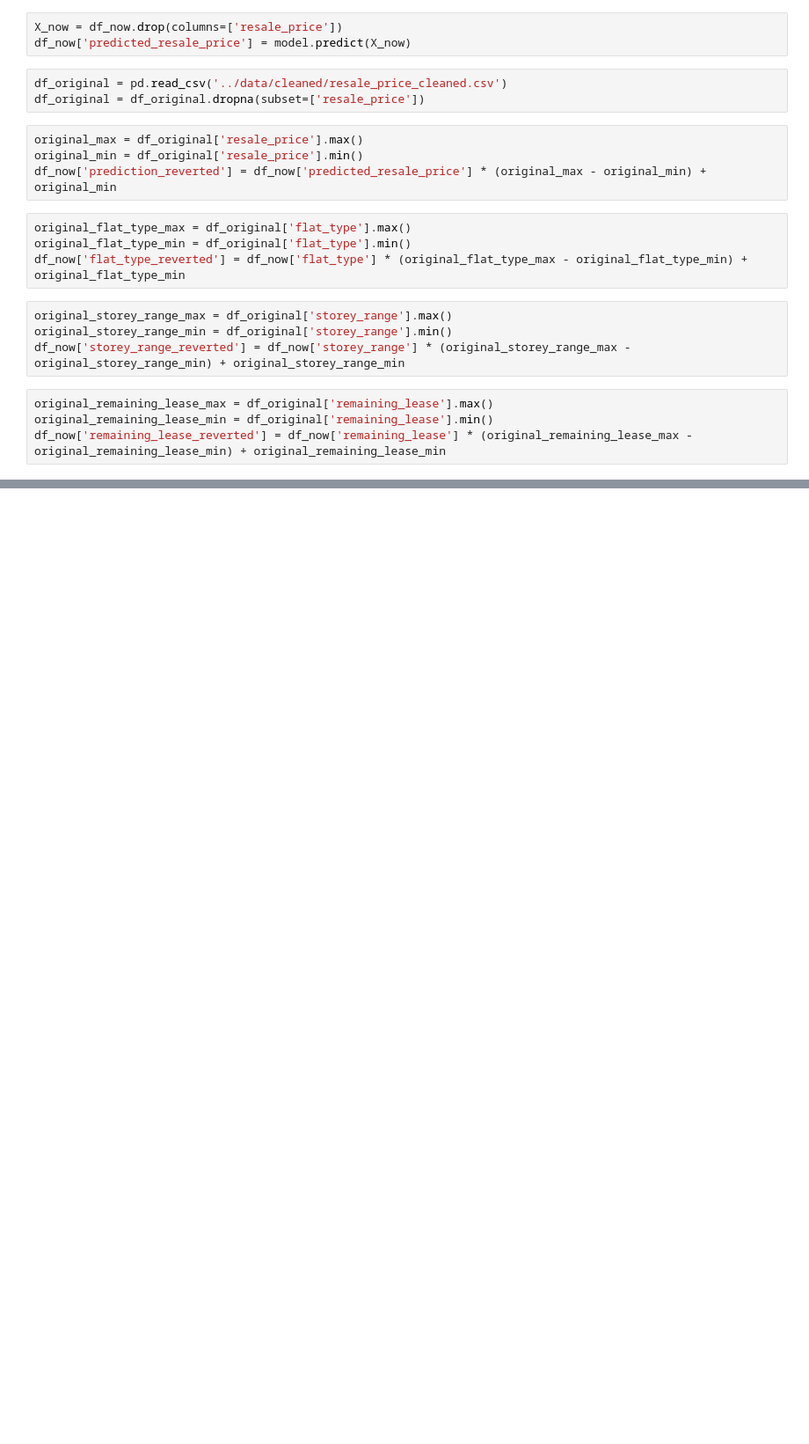
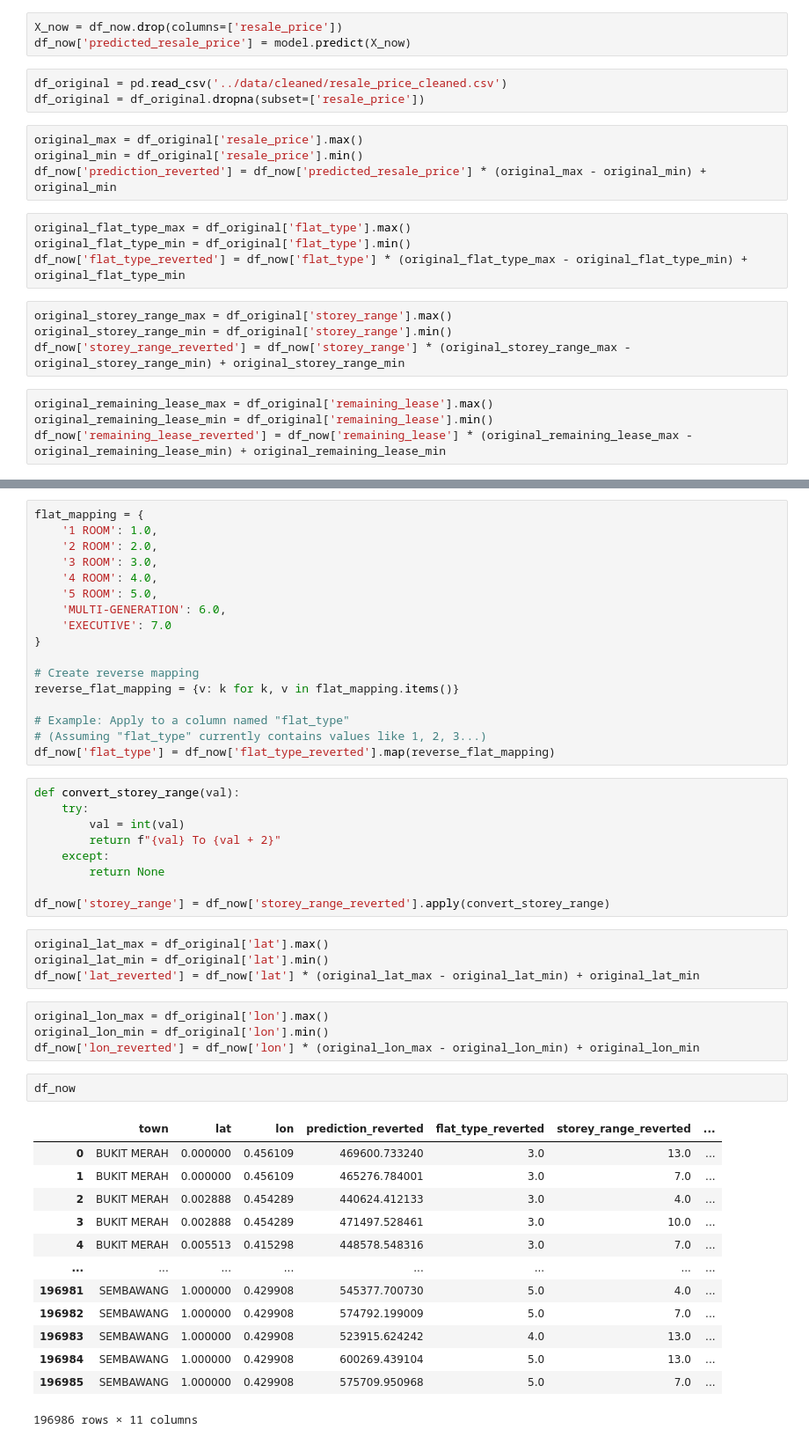
Before and after one commit to yuntsingg/DSE3101-HDB-Decode, a Jupyter notebook: code/ML_on_relevant_dataset.ipynb, the cells around one changed output, grey strips where cells are left out. Shown: that part at 88% size. Drawn from its saved outputs; the diff is of its cells as text; blank space fills up the shorter version.

```diff
--- a/code/ML_on_relevant_dataset.ipynb
+++ b/code/ML_on_relevant_dataset.ipynb
@@ -128,0 +133,50 @@ df_now
+# %%
+flat_mapping = {
+    '1 ROOM': 1.0,
+    '2 ROOM': 2.0,
+    '3 ROOM': 3.0,
+    '4 ROOM': 4.0,
+    '5 ROOM': 5.0,
+    'MULTI-GENERATION': 6.0,
+    'EXECUTIVE': 7.0
+}
+
+# Create reverse mapping
+reverse_flat_mapping = {v: k for k, v in flat_mapping.items()}
+
+# Example: Apply to a column named "flat_type"
+# (Assuming "flat_type" currently contains values like 1, 2, 3...)
+df_now['flat_type'] = df_now['flat_type_reverted'].map(reverse_flat_mapping)
+# %%
+def convert_storey_range(val):
+    try:
+        val = int(val)
+        return f"{val} To {val + 2}"
+    except:
+        return None
+
+df_now['storey_range'] = df_now['storey_range_reverted'].apply(convert_storey_range)
+# %%
+original_lat_max = df_original['lat'].max()
+original_lat_min = df_original['lat'].min()
+df_now['lat_reverted'] = df_now['lat'] * (original_lat_max - original_lat_min) + original_lat_min
+# %%
+original_lon_max = df_original['lon'].max()
+original_lon_min = df_original['lon'].min()
+df_now['lon_reverted'] = df_now['lon'] * (original_lon_max - original_lon_min) + original_lon_min
+# %%
+df_now
+# %% [output]
+|  | town | lat | lon | prediction_reverted | flat_type_reverted | storey_range_reverted | ... |
+| 0 | BUKIT MERAH | 0.000000 | 0.456109 | 469600.733240 | 3.0 | 13.0 | ... |
+| 1 | BUKIT MERAH | 0.000000 | 0.456109 | 465276.784001 | 3.0 | 7.0 | ... |
+| 2 | BUKIT MERAH | 0.002888 | 0.454289 | 440624.412133 | 3.0 | 4.0 | ... |
+| 3 | BUKIT MERAH | 0.002888 | 0.454289 | 471497.528461 | 3.0 | 10.0 | ... |
+| 4 | BUKIT MERAH | 0.005513 | 0.415298 | 448578.548316 | 3.0 | 7.0 | ... |
+| ... | ... | ... | ... | ... | ... | ... | ... |
+| 196981 | SEMBAWANG | 1.000000 | 0.429908 | 545377.700730 | 5.0 | 4.0 | ... |
+| 196982 | SEMBAWANG | 1.000000 | 0.429908 | 574792.199009 | 5.0 | 7.0 | ... |
+| 196983 | SEMBAWANG | 1.000000 | 0.429908 | 523915.624242 | 4.0 | 13.0 | ... |
+| 196984 | SEMBAWANG | 1.000000 | 0.429908 | 600269.439104 | 5.0 | 13.0 | ... |
+| 196985 | SEMBAWANG | 1.000000 | 0.429908 | 575709.950968 | 5.0 | 7.0 | ... |
+196986 rows × 11 columns
```
Also changed, not shown: parts of 11 cells of this notebook.
